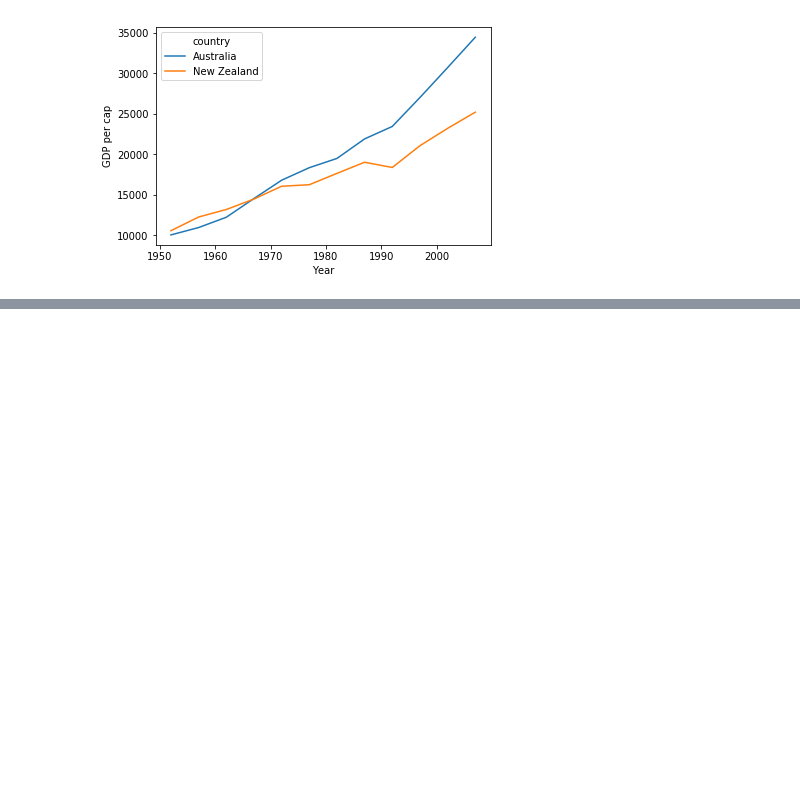
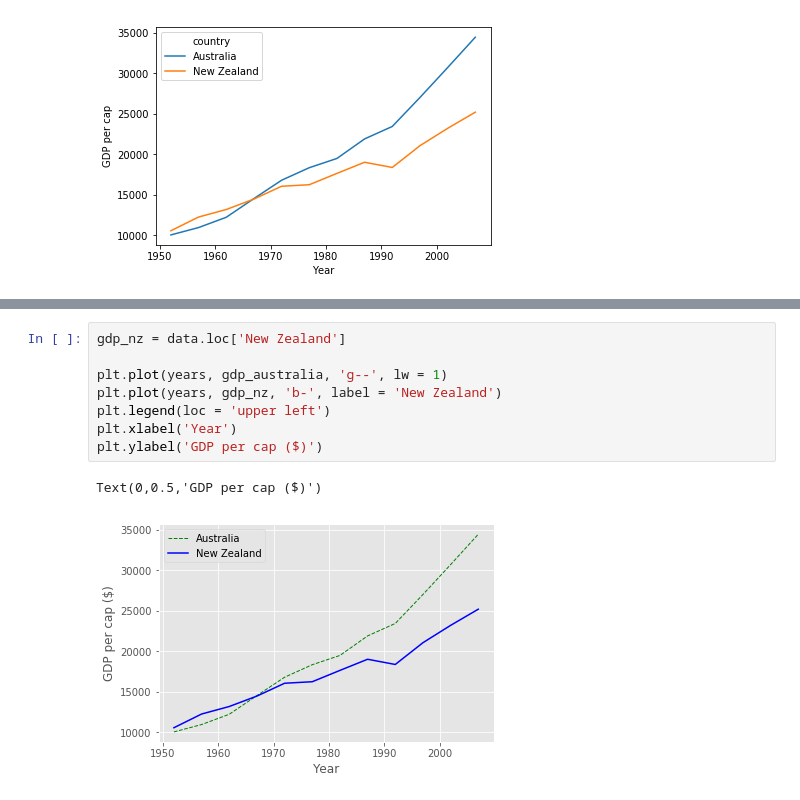
Before and after one commit to butterflyology/Python-Day2, a Jupyter notebook: code/Day2_code.ipynb, the cells around one changed output, grey strips where cells are left out. Drawn from its saved outputs; the diff is of its cells as text; blank space fills up the shorter version.

```diff
--- a/code/Day2_code.ipynb
+++ b/code/Day2_code.ipynb
@@ -77,0 +93,11 @@ Text(0.5,0,'Year')
+# %%
+gdp_nz = data.loc['New Zealand']
+
+plt.plot(years, gdp_australia, 'g--', lw = 1)
+plt.plot(years, gdp_nz, 'b-', label = 'New Zealand')
+plt.legend(loc = 'upper left')
+plt.xlabel('Year')
+plt.ylabel('GDP per cap ($)')
+# %% [output]
+Text(0,0.5,'GDP per cap ($)')
+[figure, added]
```
Also changed, not shown: parts of 14 cells of this notebook.
